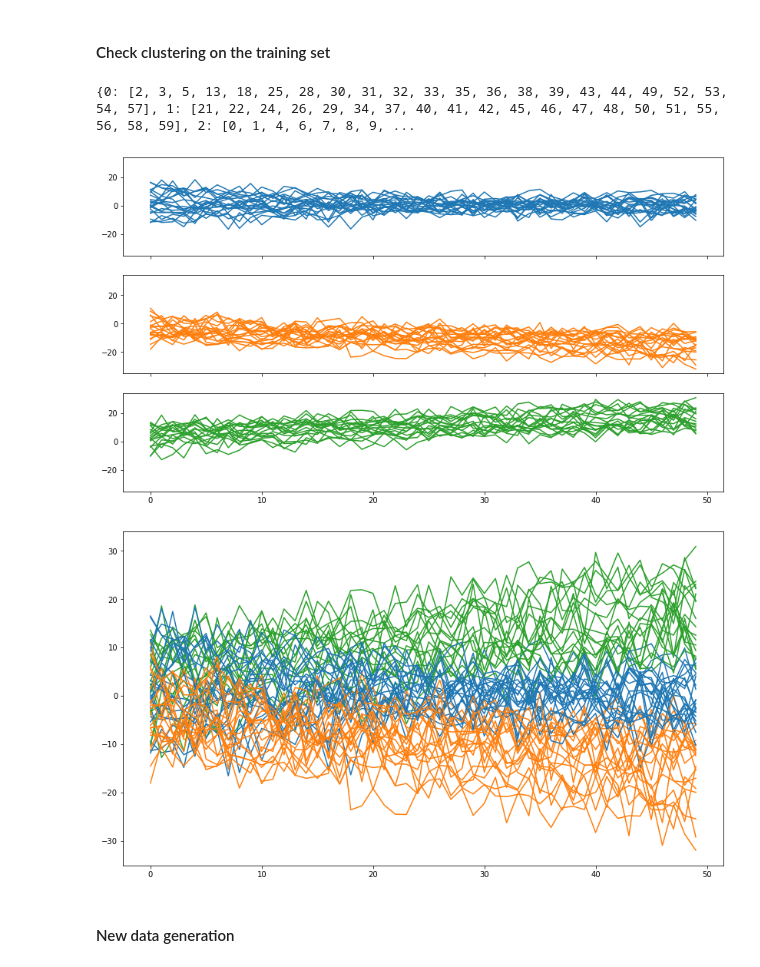
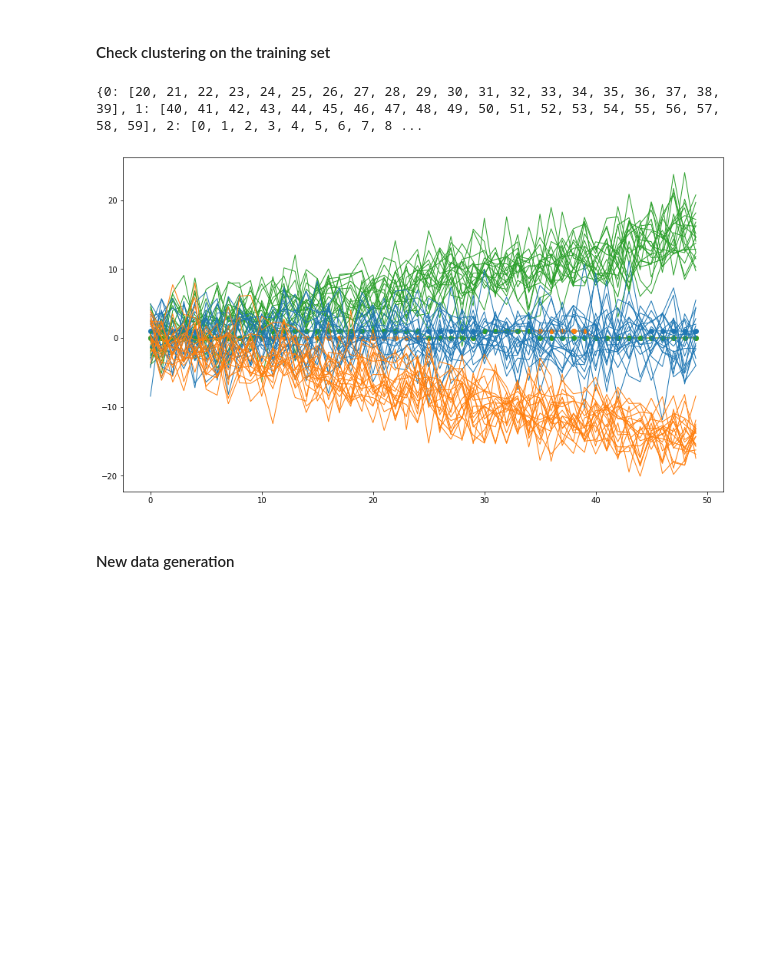
Before and after one commit to nickprock/pynuTS, a Jupyter notebook: demos/DTW KMeans Demo.ipynb, the cells around one changed output. Saved outputs shown, nothing was run; the diff lists cells and outputs as text; code cells hidden in the pictures; blank space fills up the shorter version.

```diff
--- a/demos/DTW KMeans Demo.ipynb
+++ b/demos/DTW KMeans Demo.ipynb
@@ -45,7 +45,7 @@ def plot_list_of_ts_over_subplots(list_of_series,figsize=(14,3)):
             axs.plot(l,label=clusters[0],color=index_to_color(clusters[0]))
 
 
-def plot_list_of_ts(list_of_series,figsize=(14,3)):
+def plot_list_of_ts(list_of_series,figsize=(14,3),figure=None,linewidth=1,marker=None):
     """Plot a clustered list of timeseries, each cluster with line of the same color
     Cluster name is retrieved from the name of each series.
 
@@ -55,9 +55,11 @@ def plot_list_of_ts(list_of_series,figsize=(14,3)):
 
     figsize : tuple to set matplotlib figure size
     """
-    plt.figure(figsize=figsize)
+    if figure is None:
+        figure = plt.figure(figsize=figsize)
     for l in list_of_series:
-        plt.plot(l,label=l.name,color=index_to_color(l.name))
+        plt.plot(l,label=l.name,color=index_to_color(l.name),linewidth=1,marker=marker)
+    return figure
 
 def index_to_color(i,cmap_name='tab10'):
     """Get a color from an integer.
@@ -152,3 +154,6 @@ clts = DTWKmeans(num_clust = 3, num_iter = 10, w=1,euclidean=True)
 clts.fit(list_of_series)
 # %% [output]
 <pynuTS.clustering.DTWKmeans at 0x...>
+# %%
+centroids_list = [pd.Series(c, name=i) for i,c in enumerate(clts.cluster_centers_)]
+plot_list_of_ts_over_subplots(centroids_list,figsize=(14,8))
@@ -219,7 +226,8 @@ def make_slopes_dataset(slopes,samples,additive_noise_factor=0.01,intercept_nois
 #### Constant slope training dataset generation
 # %%
 slopes = [0.3,0,-0.3]
-list_of_series = make_slopes_dataset(slopes,20,additive_noise_factor=3.5,intercept_noise_factor=0.5,lengths=[50])
+list_of_series = make_slopes_dataset(slopes,20,additive_noise_factor=3.0,intercept_noise_factor=0.05,lengths=[50])
 #plot_list_of_ts_over_subplots(list_of_series,figsize=(14,8))
 plot_list_of_ts(list_of_series,figsize=(14,10))
+plt.show()
 # %% [output]
@@ -227,7 +235,7 @@ plot_list_of_ts(list_of_series,figsize=(14,10))
 # %% [markdown]
 #### pynuTS clusterization
 # %%
-clts = DTWKmeans(num_clust = 3, num_iter = 5, w=1,euclidean=True)
+clts = DTWKmeans(num_clust = 3, num_iter = 40, w=1,euclidean=True)
 clts.fit(list_of_series)
 # %% [output]
 <pynuTS.clustering.DTWKmeans at 0x...>
@@ -236,12 +244,12 @@ clts.fit(list_of_series)
 # %%
 clustering_dict = clts.predict(list_of_series)
 print(clustering_dict)
-plot_list_of_ts_over_subplots(get_clustered_list(list_of_series,clustering_dict),figsize=(14,8))
-plot_list_of_ts(get_clustered_list(list_of_series,clustering_dict),figsize=(14,8))
+fig = plot_list_of_ts(centroids_list,figsize=(14,8),linewidth=4,marker='o')
+plot_list_of_ts(get_clustered_list(list_of_series,clustering_dict),figure=fig)
+plt.show()
 # %% [output]
-{0: [2, 3, 5, 13, 18, 25, 28, 30, 31, 32, 33, 35, 36, 38, 39, 43, 44, 49, 52, 53, 54, 57], 1: [21, 22, 24, 26, 29, 34, 37, 40, 41, 42, 45, 46, 47, 48, 50, 51, 55, 56, 58, 59], 2: [0, 1, 4, 6, 7, 8, 9, ...
+{0: [20, 21, 22, 23, 24, 25, 26, 27, 28, 29, 30, 31, 32, 33, 34, 35, 36, 37, 38, 39], 1: [40, 41, 42, 43, 44, 45, 46, 47, 48, 49, 50, 51, 52, 53, 54, 55, 56, 57, 58, 59], 2: [0, 1, 2, 3, 4, 5, 6, 7, 8 ...
-[figure, old version]
+[figure, new version]
-[figure, removed]
 # %% [markdown]
 #### New data generation
 # %%
```
Also changed, not shown: parts of 12 cells of this notebook.
